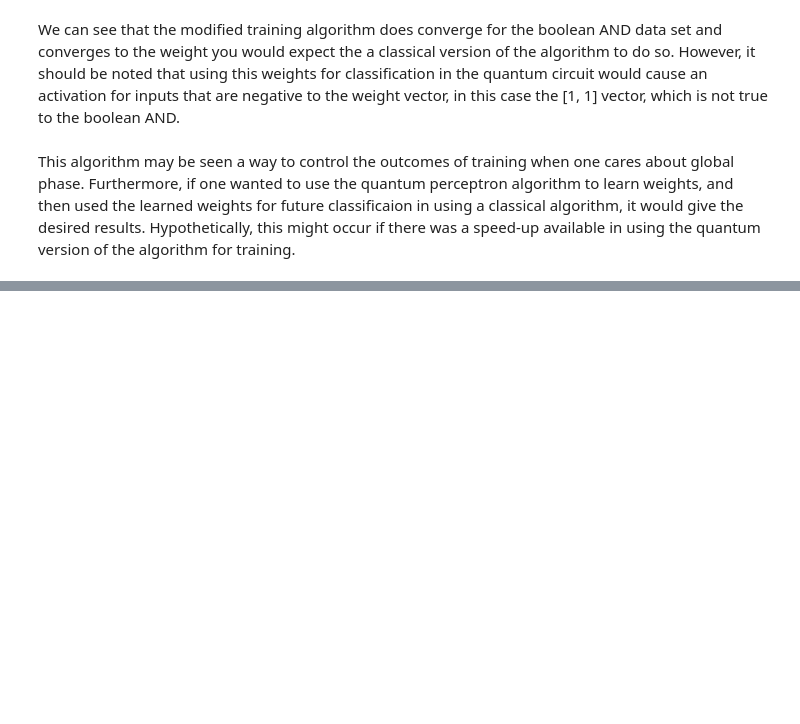
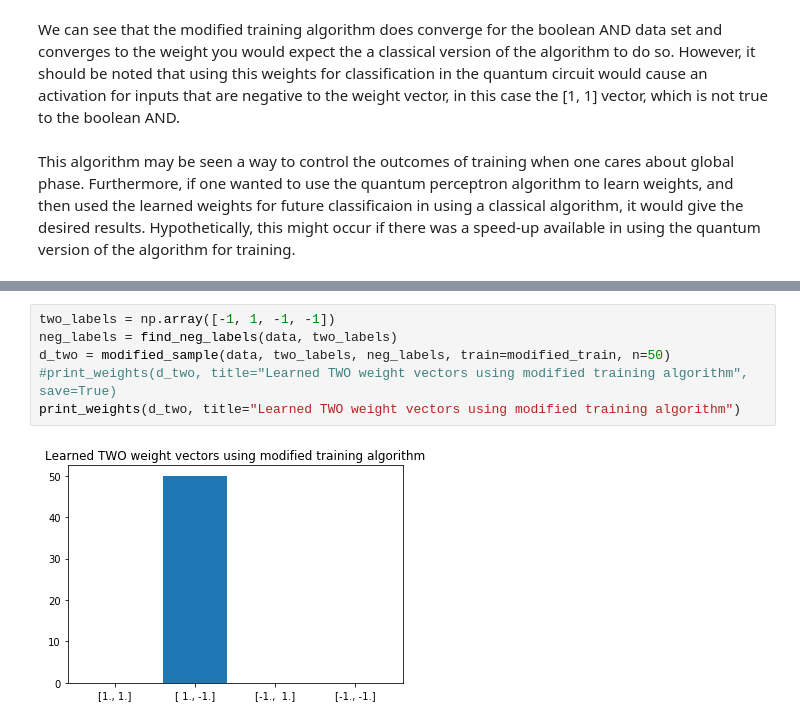
Before and after one commit to Farquhar13/QuantumPerceptron, a Jupyter notebook: QuantumPerceptron/1-qubit perceptron.ipynb, the cells around one changed output, grey strips where cells are left out. Saved outputs shown, nothing was run; the diff lists cells and outputs as text; blank space fills up the shorter version.

```diff
--- a/QuantumPerceptron/1-qubit perceptron.ipynb
+++ b/QuantumPerceptron/1-qubit perceptron.ipynb
@@ -596,0 +680,8 @@ This algorithm may be seen a way to control the outcomes of training when one ca
+# %%
+two_labels = np.array([-1, 1, -1, -1])
+neg_labels = find_neg_labels(data, two_labels)
+d_two = modified_sample(data, two_labels, neg_labels, train=modified_train, n=50)
+#print_weights(d_two, title="Learned TWO weight vectors using modified training algorithm", save=True)
+print_weights(d_two, title="Learned TWO weight vectors using modified training algorithm")
+# %% [output]
+[figure, added]
```
Also changed, not shown: parts of 15 cells of this notebook.
